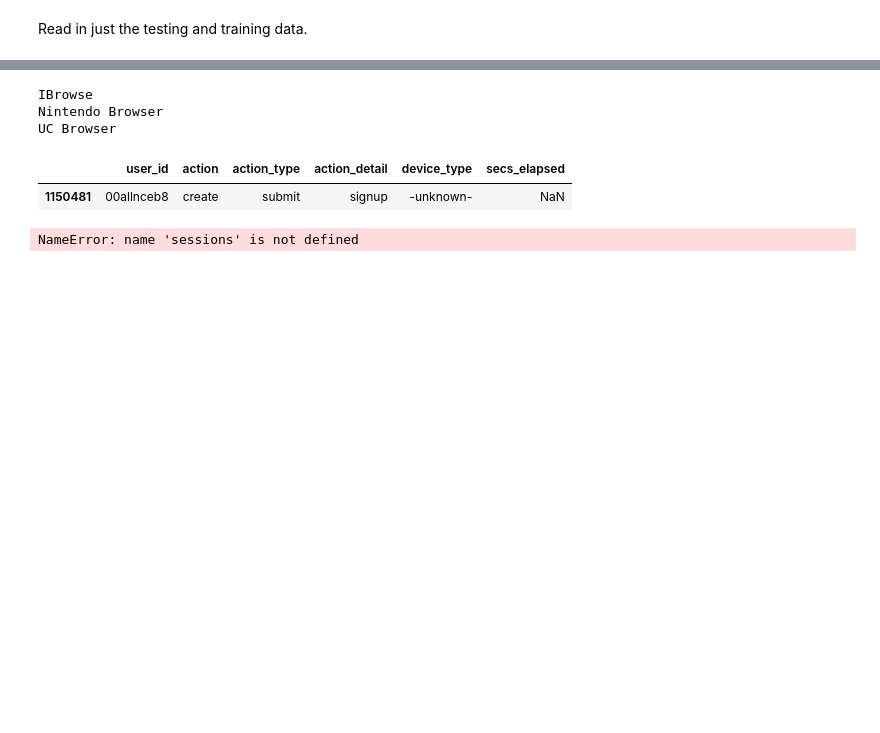
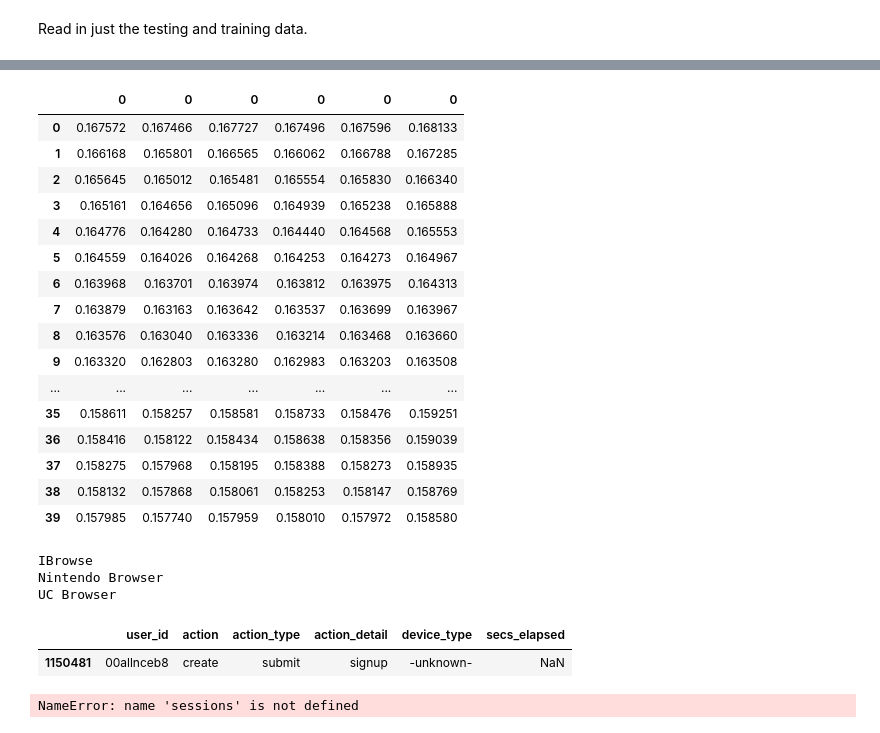
Before and after one commit to ily9000/Kaggle_AirBnB, a Jupyter notebook: view_results.ipynb, the cells around one changed output, grey strips where cells are left out. Drawn from its saved outputs; the diff is of its cells as text; code cells hidden in the pictures; blank space fills up the shorter version.

```diff
--- a/view_results.ipynb
+++ b/view_results.ipynb
@@ -27,0 +40,20 @@ error
+# %%
+errorerror.astype('float')
+# %% [output]
+|  | 0 | 0 | 0 | 0 | 0 | 0 |
+| 0 | 0.167572 | 0.167466 | 0.167727 | 0.167496 | 0.167596 | 0.168133 |
+| 1 | 0.166168 | 0.165801 | 0.166565 | 0.166062 | 0.166788 | 0.167285 |
+| 2 | 0.165645 | 0.165012 | 0.165481 | 0.165554 | 0.165830 | 0.166340 |
+| 3 | 0.165161 | 0.164656 | 0.165096 | 0.164939 | 0.165238 | 0.165888 |
+| 4 | 0.164776 | 0.164280 | 0.164733 | 0.164440 | 0.164568 | 0.165553 |
+| 5 | 0.164559 | 0.164026 | 0.164268 | 0.164253 | 0.164273 | 0.164967 |
+| 6 | 0.163968 | 0.163701 | 0.163974 | 0.163812 | 0.163975 | 0.164313 |
+| 7 | 0.163879 | 0.163163 | 0.163642 | 0.163537 | 0.163699 | 0.163967 |
+| 8 | 0.163576 | 0.163040 | 0.163336 | 0.163214 | 0.163468 | 0.163660 |
+| 9 | 0.163320 | 0.162803 | 0.163280 | 0.162983 | 0.163203 | 0.163508 |
+| ... | ... | ... | ... | ... | ... | ... |
+| 35 | 0.158611 | 0.158257 | 0.158581 | 0.158733 | 0.158476 | 0.159251 |
+| 36 | 0.158416 | 0.158122 | 0.158434 | 0.158638 | 0.158356 | 0.159039 |
+| 37 | 0.158275 | 0.157968 | 0.158195 | 0.158388 | 0.158273 | 0.158935 |
+| 38 | 0.158132 | 0.157868 | 0.158061 | 0.158253 | 0.158147 | 0.158769 |
+| 39 | 0.157985 | 0.157740 | 0.157959 | 0.158010 | 0.157972 | 0.158580 |
```
Also changed, not shown: parts of 3 cells of this notebook, 11 other files.
